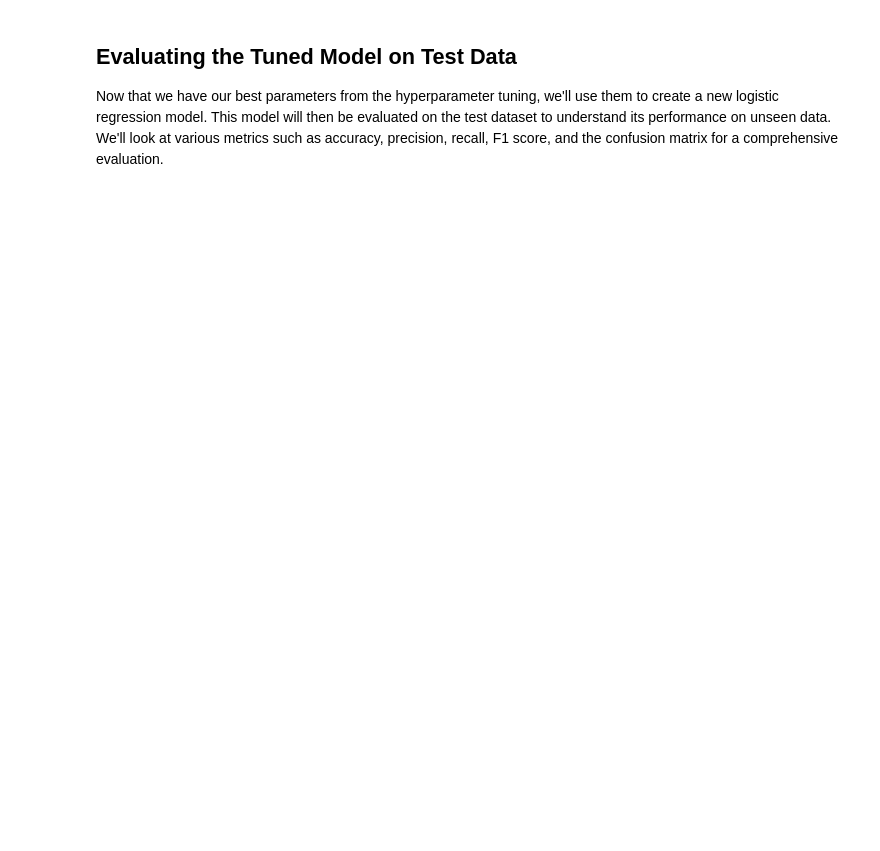
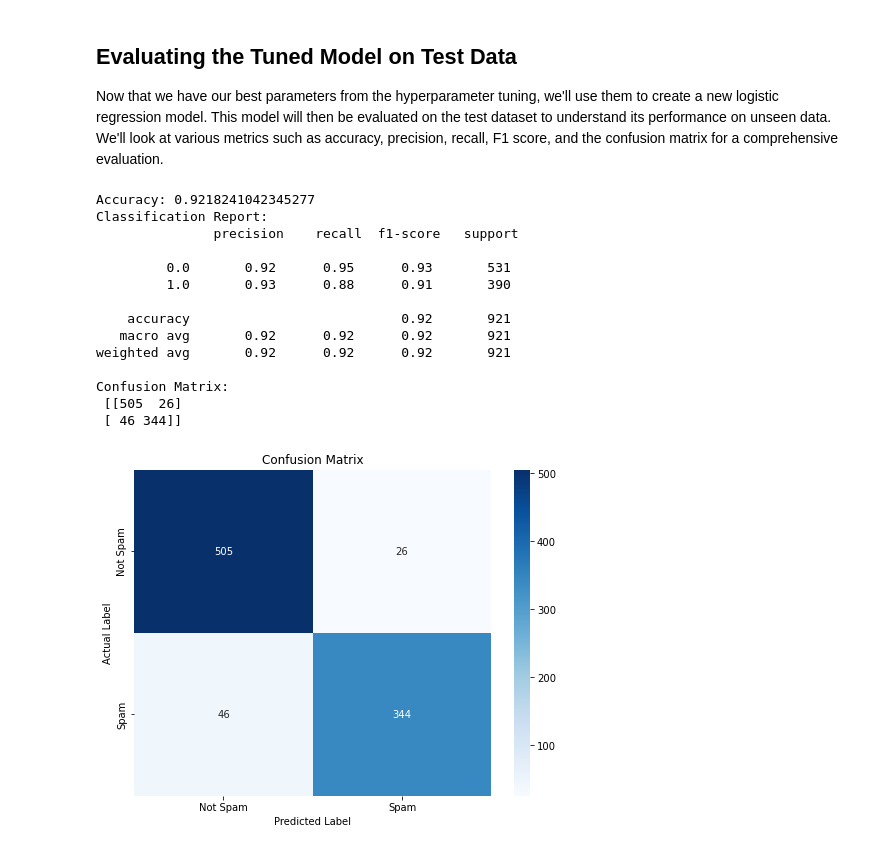
Before and after one commit to ChrysovalantisPsilos/MachineLearning, a Jupyter notebook: script.ipynb, the cells around one changed output. Drawn from its saved outputs; the diff is of its cells as text; code cells hidden in the pictures; blank space fills up the shorter version.

Commit message:
added matrix

```diff
--- a/script.ipynb
+++ b/script.ipynb
@@ -672,18 +692,41 @@ We'll focus on tuning the following hyperparameters:
 The performance of the models will be evaluated using cross-validation, with accuracy as the scoring metric.
 # %%
 
-# Define the model
+# # Define the model
+# logreg = LogisticRegression()
+
+# # Define the parameter grid to search
+# param_grid = {
+#     'C': [0.001, 0.01, 0.1, 1, 10, 100],
+#     'solver': ['liblinear', 'newton-cg', 'lbfgs'],
+#     'penalty': ['l1', 'l2']
+# }
+
+# # Set up GridSearchCV
+# grid_search = GridSearchCV(logreg, param_grid, cv=5, scoring='accuracy')
+
+# # Fit grid_search to the data
+# grid_search.fit(X_train, y_train)
+
+
 logreg = LogisticRegression()
 
-# Define the parameter grid to search
 param_grid = {
     'C': [0.001, 0.01, 0.1, 1, 10, 100],
-    'solver': ['liblinear', 'newton-cg', 'lbfgs'],
-    'penalty': ['l1', 'l2']
+    'solver': ['liblinear', 'newton-cg', 'lbfgs', 'saga'],
+    'penalty': ['l1', 'l2', 'none']
 }
 
-# Set up GridSearchCV
-grid_search = GridSearchCV(logreg, param_grid, cv=5, scoring='accuracy')
+# Modify the GridSearchCV setup to only include compatible combinations
+compatible_params = []
+for param in param_grid['solver']:
+    for penalty in param_grid['penalty']:
+        if (param == 'liblinear' and penalty in ['l1', 'l2']) or \
+           (param in ['newton-cg', 'lbfgs', 'saga'] and penalty in ['l2', 'none']):
+            compatible_params.append({'C': param_grid['C'], 'solver': [param], 'penalty': [penalty]})
+
+# Set up GridSearchCV with the modified parameter grid
+grid_search = GridSearchCV(logreg, compatible_params, cv=5, scoring='accuracy')
 
 # Fit grid_search to the data
 grid_search.fit(X_train, y_train)
@@ -705,24 +787,48 @@ Now that we have our best parameters from the hyperparameter tuning, we'll use t
 # %%
 from sklearn.metrics import accuracy_score, classification_report, confusion_matrix
 from sklearn.linear_model import LogisticRegression
 
 # Create a new model with the best parameters
 logreg_tuned = LogisticRegression(C=10, penalty='l2', solver='liblinear')
 
 # Fit the model on the entire training data
 logreg_tuned.fit(X_train, y_train)
 
 # Predict on the test data
 y_pred = logreg_tuned.predict(X_test)
 
 # Evaluate the model
 accuracy = accuracy_score(y_test, y_pred)
 report = classification_report(y_test, y_pred)
 conf_matrix = confusion_matrix(y_test, y_pred)
 
 print(f"Accuracy: {accuracy}")
 print("Classification Report:\n", report)
 print("Confusion Matrix:\n", conf_matrix)
+
+# Plot the confusion matrix
+plt.figure(figsize=(8, 6))
+sns.heatmap(conf_matrix, annot=True, fmt='g', cmap='Blues', xticklabels=['Not Spam', 'Spam'], yticklabels=['Not Spam', 'Spam'])
+plt.title('Confusion Matrix')
+plt.ylabel('Actual Label')
+plt.xlabel('Predicted Label')
+plt.show()
+# %% [output]
+Accuracy: 0.9218241042345277
+Classification Report:
+               precision    recall  f1-score   support
+
+         0.0       0.92      0.95      0.93       531
+         1.0       0.93      0.88      0.91       390
+
+    accuracy                           0.92       921
+   macro avg       0.92      0.92      0.92       921
+weighted avg       0.92      0.92      0.92       921
+
+Confusion Matrix:
+ [[505  26]
+ [ 46 344]]
+[figure, added]
 # %%
 # Create a model with default parameters
 logreg_default = LogisticRegression()
```
Also changed, not shown: parts of 14 cells of this notebook, 1 other file.
